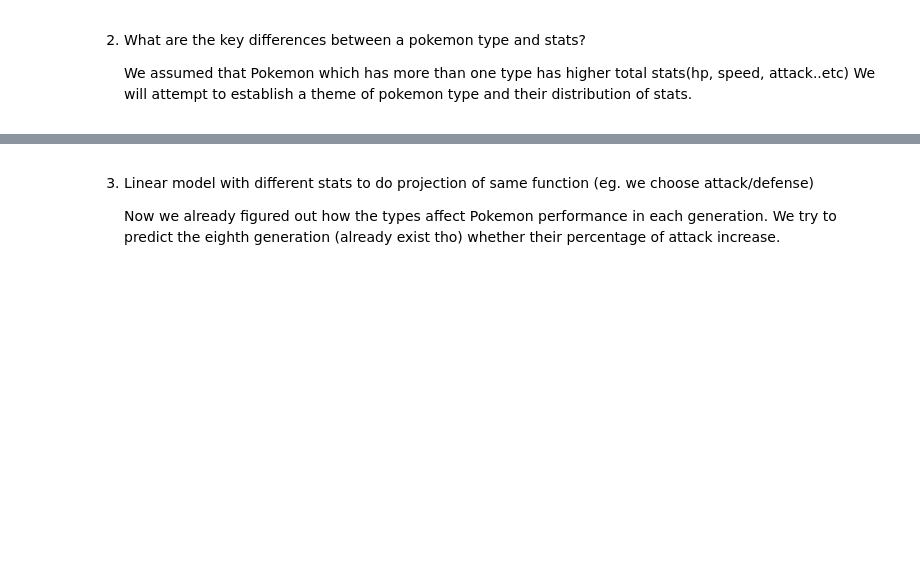
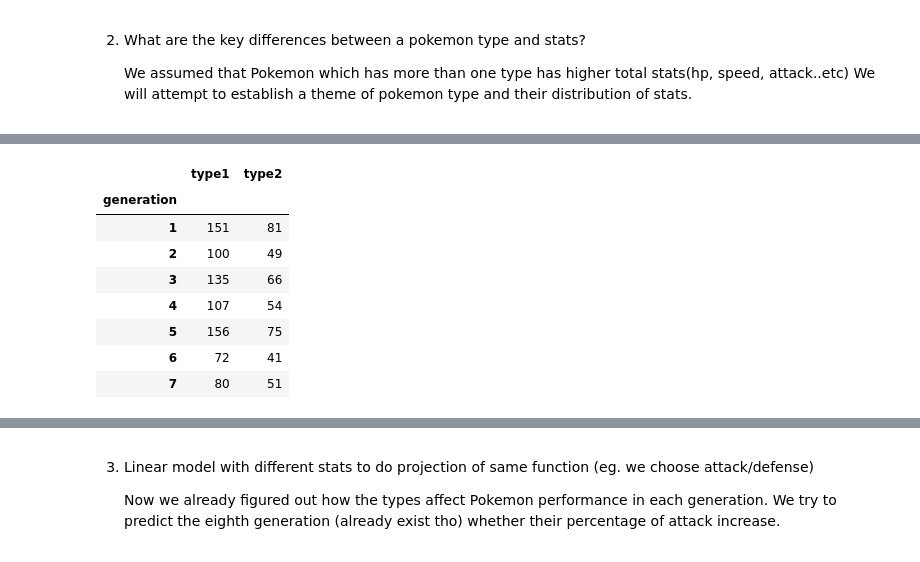
Before and after one commit to arhamnewaz/PokemonDataScienceProject, a Jupyter notebook: PokemonEcon (1).ipynb, the cells around one changed output, grey strips where cells are left out. Saved outputs shown, nothing was run; the diff lists cells and outputs as text; code cells hidden in the pictures; blank space fills up the shorter version.

```diff
--- a/PokemonEcon (1).ipynb
+++ b/PokemonEcon (1).ipynb
@@ -97,3 +104,15 @@ dtype: object
 # %%
  #additional part
 # two types charachters increased by each generation?
+type_gen=generation.groupby("generation")["type1","type2"].count()
+type_gen
+# %% [output]
+|  | type1 | type2 |
+| generation |  |  |
+| 1 | 151 | 81 |
+| 2 | 100 | 49 |
+| 3 | 135 | 66 |
+| 4 | 107 | 54 |
+| 5 | 156 | 75 |
+| 6 | 72 | 41 |
+| 7 | 80 | 51 |
```
Also changed, not shown: parts of 10 cells of this notebook.
